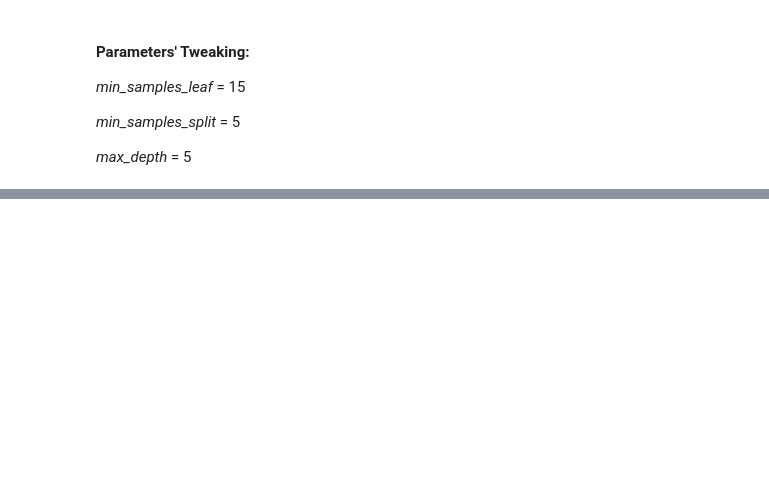
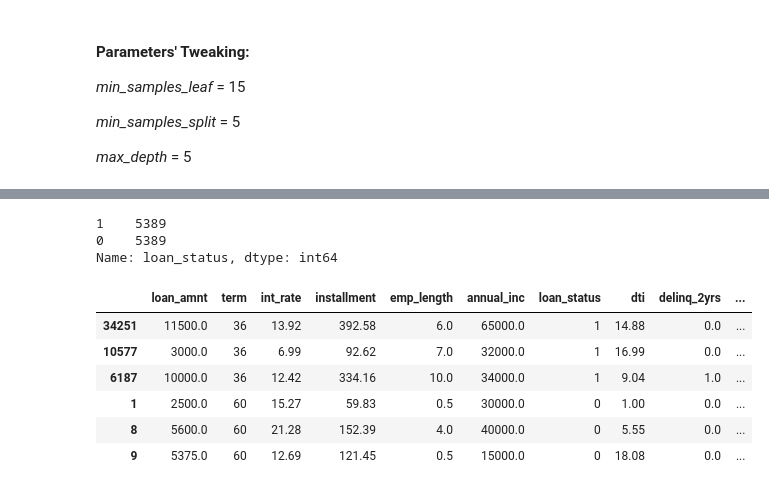
Before and after one commit to bern-lm/dataquest-projects, a Jupyter notebook: credit-modeling/Project - Credit Modeling (Lending Club).ipynb, the cells around one changed output, grey strips where cells are left out. Drawn from its saved outputs; the diff is of its cells as text; code cells hidden in the pictures; blank space fills up the shorter version.

Commit message:
Version 2
Fixed prediction series index and added under-sampling section

```diff
--- a/credit-modeling/Project - Credit Modeling (Lending Club).ipynb
+++ b/credit-modeling/Project - Credit Modeling (Lending Club).ipynb
@@ -2394,0 +2883,6 @@ False Positive Rate: 0.08040300276570525
+# %%
+paid_loans_bool = loans_opt_1_dvt['loan_status'] == 1
+
+paid_loans = loans_opt_1_dvt[paid_loans_bool].copy()
+
+paid_loans.shape
@@ -2394,0 +2891,6 @@ False Positive Rate: 0.08040300276570525
+# %%
+non_paid_loans_bool = loans_opt_1_dvt['loan_status'] == 0
+
+non_paid_loans = loans_opt_1_dvt[non_paid_loans_bool].copy()
+
+non_paid_loans.shape
@@ -2394,0 +2899,4 @@ False Positive Rate: 0.08040300276570525
+# %%
+paid_loans_sample = paid_loans.sample( non_paid_loans.shape[0], random_state=1 )
+
+paid_loans_sample.shape
@@ -2394,0 +2914,4 @@ False Positive Rate: 0.08040300276570525
+# %%
+under_sampling_df = pd.concat( [paid_loans_sample, non_paid_loans], axis=0 )
+
+under_sampling_df.info()
@@ -2394,0 +2936,16 @@ False Positive Rate: 0.08040300276570525
+# %%
+under_sampling_df['loan_status'].value_counts(dropna=False)
+# %% [output]
+1    5389
+0    5389
+Name: loan_status, dtype: int64
+# %%
+under_sampling_df.iloc[ 5386:5392, : ]
+# %% [output]
+|  | loan_amnt | term | int_rate | installment | emp_length | annual_inc | loan_status | dti | delinq_2yrs | ... |
+| 34251 | 11500.0 | 36 | 13.92 | 392.58 | 6.0 | 65000.0 | 1 | 14.88 | 0.0 | ... |
+| 10577 | 3000.0 | 36 | 6.99 | 92.62 | 7.0 | 32000.0 | 1 | 16.99 | 0.0 | ... |
+| 6187 | 10000.0 | 36 | 12.42 | 334.16 | 10.0 | 34000.0 | 1 | 9.04 | 1.0 | ... |
+| 1 | 2500.0 | 60 | 15.27 | 59.83 | 0.5 | 30000.0 | 0 | 1.00 | 0.0 | ... |
+| 8 | 5600.0 | 60 | 21.28 | 152.39 | 4.0 | 40000.0 | 0 | 5.55 | 0.0 | ... |
+| 9 | 5375.0 | 60 | 12.69 | 121.45 | 0.5 | 15000.0 | 0 | 18.08 | 0.0 | ... |
```
Also changed, not shown: parts of 167 cells of this notebook.
